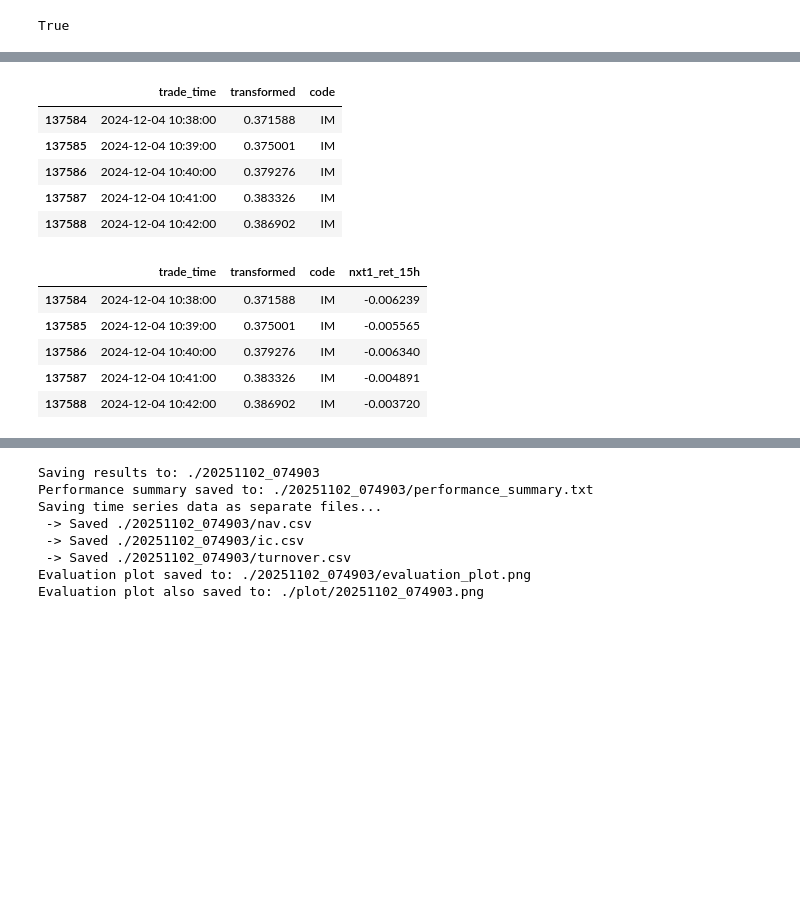
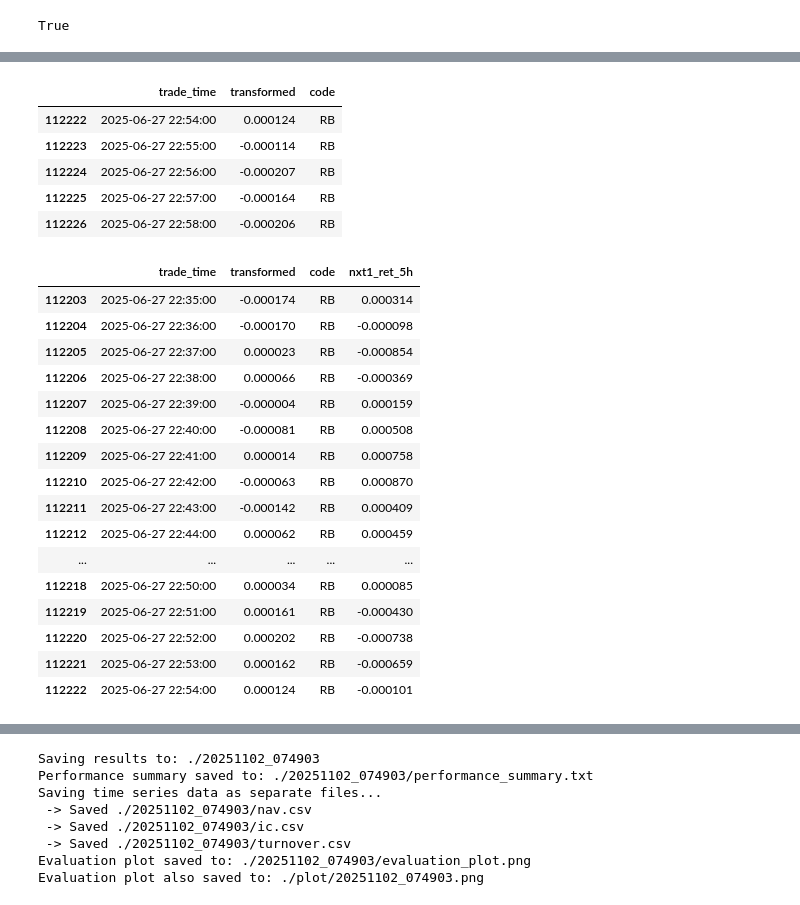
Before and after one commit to flaght/Chrono, a Jupyter notebook: genuis/mizar/20.1.1.公式化因子绩效.ipynb, the cells around one changed output, grey strips where cells are left out. Drawn from its saved outputs; the diff is of its cells as text; code cells hidden in the pictures; blank space fills up the shorter version.

```diff
--- a/genuis/mizar/20.1.1.公式化因子绩效.ipynb
+++ b/genuis/mizar/20.1.1.公式化因子绩效.ipynb
@@ -11,11 +11,11 @@ from lib.iux001 import fetch_data, aggregation_data,merging_data1
 from lib.aux001 import calc_expression
 from lib.cux001 import FactorEvaluate1
 # %%
-method = 'cicso0'
-instruments = 'ims'
-period = 15
-task_id = '200037'
-datasets = ['train', 'val']
+method = 'bicso2'
+instruments = 'rbb'
+period = 5
+task_id = '113001'
+datasets = ['test']
 # %%
 total_data = fetch_data(method=method,
                         instruments=instruments,
@@ -73,3 +69,5 @@ expression = "MA(90,'smart_tick_in_pct')"
+# %%
+expression = "MDIFF(30,'dv002_2_3_1')"
 # %%
 %%time
 factor_data = calc_expression(expression=expression,
@@ -81,11 +79,11 @@ Wall time: 4 s
 factor_data.tail()
 # %% [output]
 |  | trade_time | transformed | code |
-| 137584 | 2024-12-04 10:38:00 | 0.371588 | IM |
-| 137585 | 2024-12-04 10:39:00 | 0.375001 | IM |
-| 137586 | 2024-12-04 10:40:00 | 0.379276 | IM |
-| 137587 | 2024-12-04 10:41:00 | 0.383326 | IM |
-| 137588 | 2024-12-04 10:42:00 | 0.386902 | IM |
+| 112222 | 2025-06-27 22:54:00 | 0.000124 | RB |
+| 112223 | 2025-06-27 22:55:00 | -0.000114 | RB |
+| 112224 | 2025-06-27 22:56:00 | -0.000207 | RB |
+| 112225 | 2025-06-27 22:57:00 | -0.000164 | RB |
+| 112226 | 2025-06-27 22:58:00 | -0.000206 | RB |
 # %%
 #factor_data.merge(total_data[['trade_time','code','nxt1_ret_15h']], on=['trade_time','code'])
 # %%
@@ -93,14 +91,25 @@ dt = merging_data1(factor_data=factor_data,
                       returns_data=total_data,
                       period=period)
 # %%
-dt.tail()
+dt.tail(20)
 # %% [output]
-|  | trade_time | transformed | code | nxt1_ret_15h |
-| 137584 | 2024-12-04 10:38:00 | 0.371588 | IM | -0.006239 |
-| 137585 | 2024-12-04 10:39:00 | 0.375001 | IM | -0.005565 |
-| 137586 | 2024-12-04 10:40:00 | 0.379276 | IM | -0.006340 |
-| 137587 | 2024-12-04 10:41:00 | 0.383326 | IM | -0.004891 |
-| 137588 | 2024-12-04 10:42:00 | 0.386902 | IM | -0.003720 |
+|  | trade_time | transformed | code | nxt1_ret_5h |
+| 112203 | 2025-06-27 22:35:00 | -0.000174 | RB | 0.000314 |
+| 112204 | 2025-06-27 22:36:00 | -0.000170 | RB | -0.000098 |
+| 112205 | 2025-06-27 22:37:00 | 0.000023 | RB | -0.000854 |
+| 112206 | 2025-06-27 22:38:00 | 0.000066 | RB | -0.000369 |
+| 112207 | 2025-06-27 22:39:00 | -0.000004 | RB | 0.000159 |
+| 112208 | 2025-06-27 22:40:00 | -0.000081 | RB | 0.000508 |
+| 112209 | 2025-06-27 22:41:00 | 0.000014 | RB | 0.000758 |
+| 112210 | 2025-06-27 22:42:00 | -0.000063 | RB | 0.000870 |
+| 112211 | 2025-06-27 22:43:00 | -0.000142 | RB | 0.000409 |
+| 112212 | 2025-06-27 22:44:00 | 0.000062 | RB | 0.000459 |
+| ... | ... | ... | ... | ... |
+| 112218 | 2025-06-27 22:50:00 | 0.000034 | RB | 0.000085 |
+| 112219 | 2025-06-27 22:51:00 | 0.000161 | RB | -0.000430 |
+| 112220 | 2025-06-27 22:52:00 | 0.000202 | RB | -0.000738 |
+| 112221 | 2025-06-27 22:53:00 | 0.000162 | RB | -0.000659 |
+| 112222 | 2025-06-27 22:54:00 | 0.000124 | RB | -0.000101 |
 # %%
 evaluate1 = FactorEvaluate1(factor_data=dt,
                                 factor_name='transformed',
```
Also changed, not shown: parts of 15 cells of this notebook, 7 other files.
